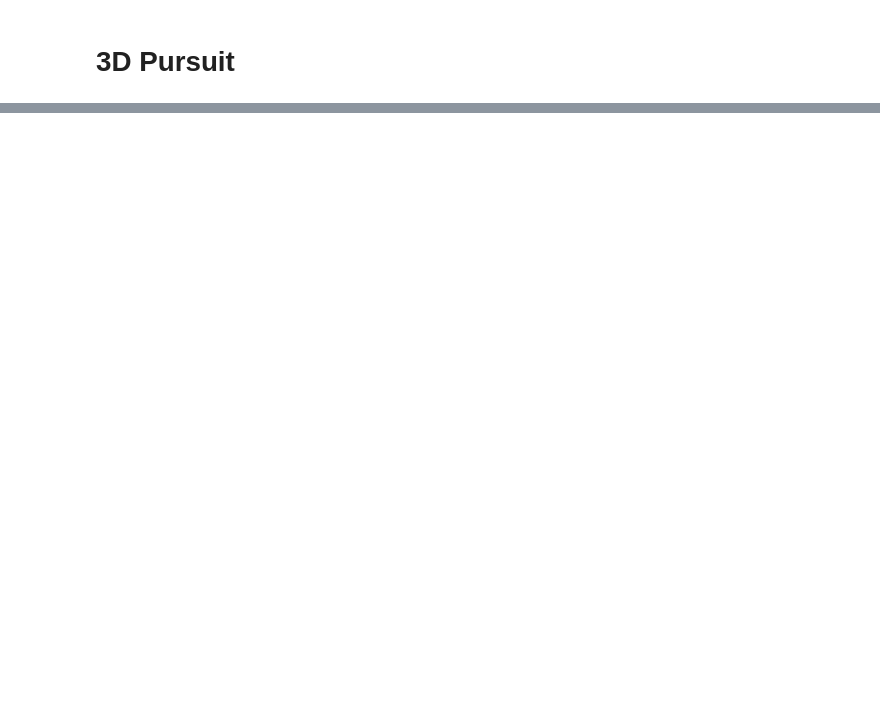
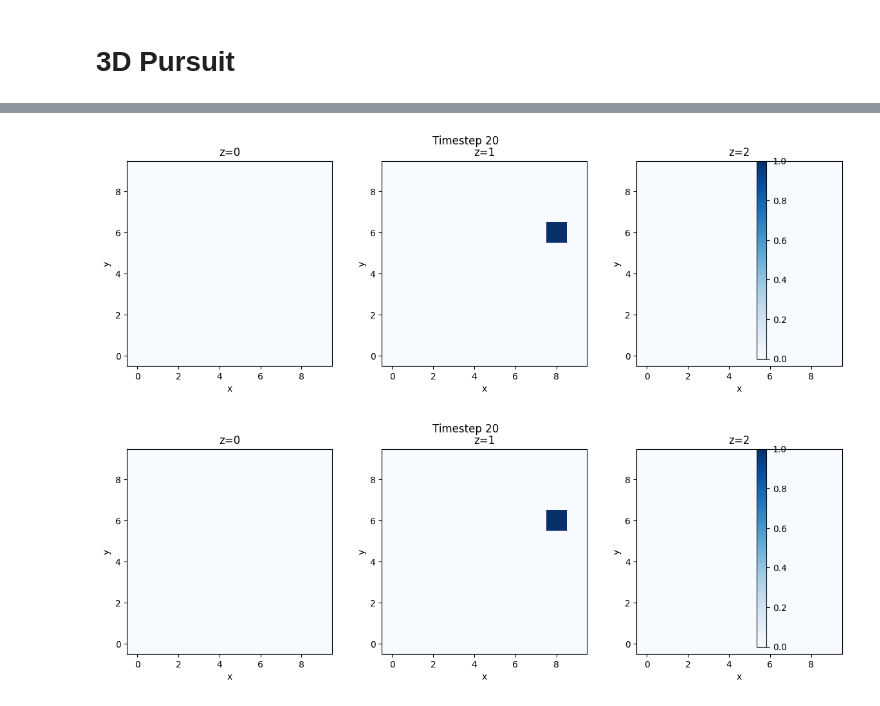
Before and after one commit to ibraheem-111/3d-pursuit-rollout, a Jupyter notebook: 3d-pursuit.ipynb, the cells around one changed output, grey strips where cells are left out. Saved outputs shown, nothing was run; the diff lists cells and outputs as text; code cells hidden in the pictures; blank space fills up the shorter version.

```diff
--- a/3d-pursuit.ipynb
+++ b/3d-pursuit.ipynb
@@ -6,0 +22,12 @@ ModuleNotFoundError: No module named 'data_types'
+# %%
+args = SimpleNamespace(evader_type="random", num_steps=20, seed=7)
+grid = Grid3D(10, 10, 3)
+result = run_simulation(grid, args)
+
+print("Total frames:", len(result["snapshots"]))
+print("First 5 positions:", [p.as_tuple() for p in result["positions"][:5]])
+
+playback_slices(result["snapshots"], pause=0.25)
+# %% [output]
+[figure, added]
+[figure, added]
```
Also changed, not shown: parts of 4 cells of this notebook, 15 other files.
